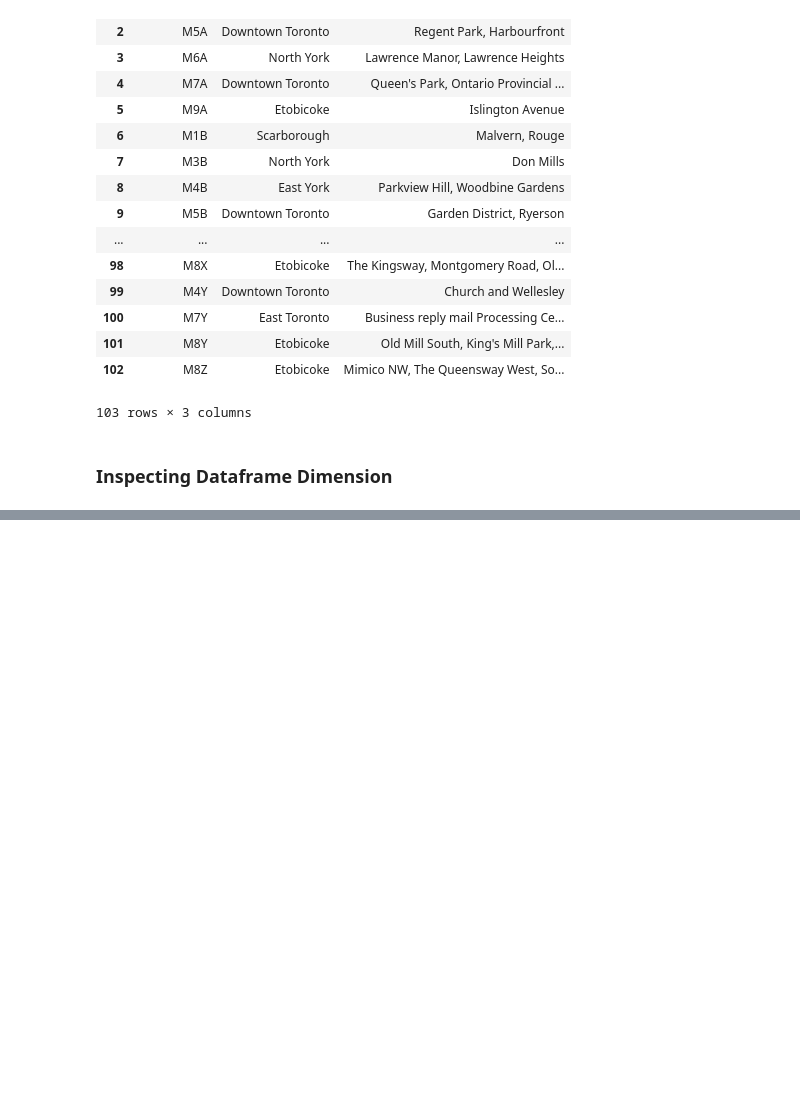
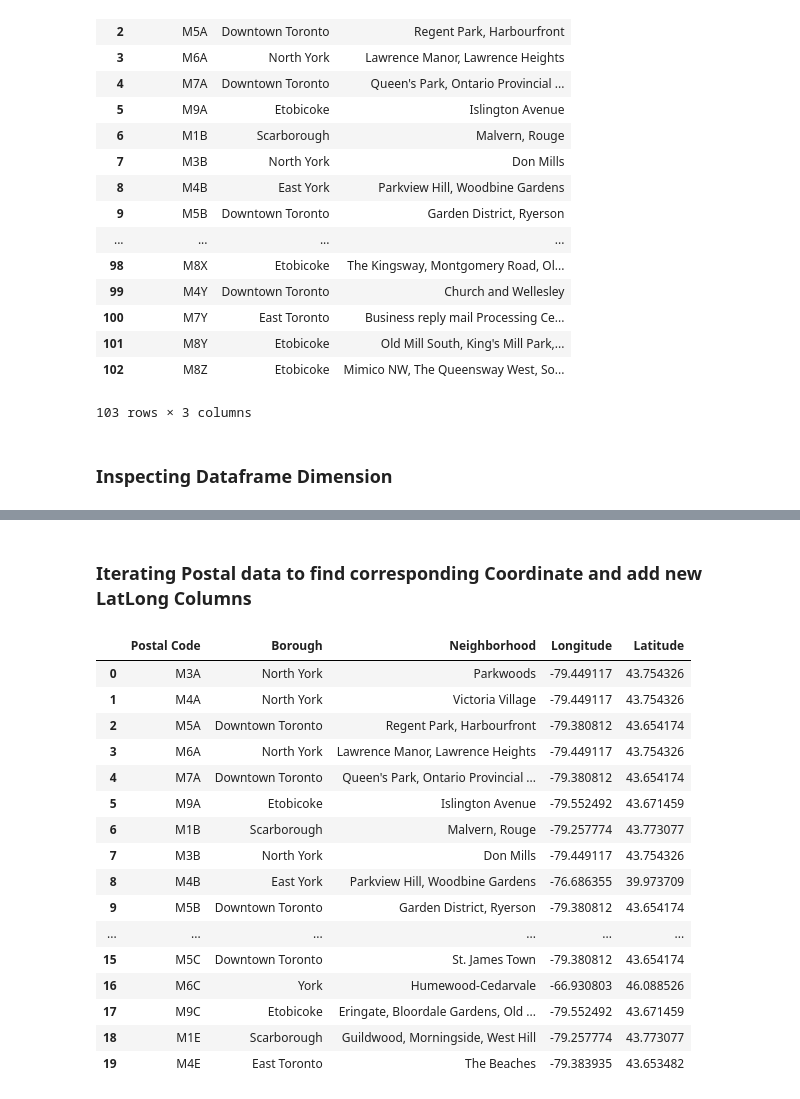
Before and after one commit to Azman-Ali/Capstone-Week3-PostalData, a Jupyter notebook: Week 3 Capstone IBM Datascience.ipynb, the cells around one changed output, grey strips where cells are left out. Saved outputs shown, nothing was run; the diff lists cells and outputs as text; code cells hidden in the pictures; blank space fills up the shorter version.

```diff
--- a/Week 3 Capstone IBM Datascience.ipynb
+++ b/Week 3 Capstone IBM Datascience.ipynb
@@ -86,7 +90,8 @@ indexNames = df[ df['Borough'] =="Not assigned" ].index
 Cleaned_df=df.drop(indexNames)
 Cleaned_df.dropna(how='any', axis=0, inplace=True)
 Cleaned_df.head(20)
-Cleaned_df.reset_index(drop=True)
+Postal_Data = Cleaned_df.reset_index(drop=True)
+Postal_Data
 # %% [output]
 |  | Postal Code | Borough | Neighborhood |
 | 0 | M3A | North York | Parkwoods |
@@ -129,0 +149,14 @@ longitude = lat_lng_coords[1]
+# %%
+import numpy as np
+#function to get longitude and latitude data from address
+from geopy.geocoders import Nominatim
+geolocator = Nominatim(user_agent="my-application")
+def geolocate(postal_address):
+    try:
+        # Geolocate the center of the country
+        loc = geolocator.geocode(postal_address)
+        # And return latitude and longitude
+        return (loc.latitude, loc.longitude)
+    except:
+        # Return missing value
+        return np.nan
@@ -129,0 +183,46 @@ longitude = lat_lng_coords[1]
+# %% [markdown]
+### Iterating Postal data to find corresponding Coordinate and add new LatLong  Columns
+# %%
+# Declare a list that is to be converted into a column
+latlist=[]
+lonlist=[]
+
+
+for row in Postal_Data.iterrows():
+    address = row[1][1]
+
+    # couple of special cases where Borough return coordinate outside Canada,hence a fix is required for Scarborough & York
+    if (address == "Scarborough") :
+        lat,long = geolocate("Scarborough, Canada")
+    elif (address == "York"):
+        lat,long = geolocate("York, Canada")
+    else :
+        lat,long = geolocate(address)
+
+    latlist.append(lat)
+    lonlist.append(long)
+    #print(row[1][1])
+
+    #Add new Lat and Long Columnn to dataframe
+Postal_Data['Latitude'] = latlist
+Postal_Data['Longitude'] = lonlist
+# Observe the result
+Postal_Data.head(20)
+# %% [output]
+|  | Postal Code | Borough | Neighborhood | Longitude | Latitude |
+| 0 | M3A | North York | Parkwoods | -79.449117 | 43.754326 |
+| 1 | M4A | North York | Victoria Village | -79.449117 | 43.754326 |
+| 2 | M5A | Downtown Toronto | Regent Park, Harbourfront | -79.380812 | 43.654174 |
+| 3 | M6A | North York | Lawrence Manor, Lawrence Heights | -79.449117 | 43.754326 |
+| 4 | M7A | Downtown Toronto | Queen's Park, Ontario Provincial ... | -79.380812 | 43.654174 |
+| 5 | M9A | Etobicoke | Islington Avenue | -79.552492 | 43.671459 |
+| 6 | M1B | Scarborough | Malvern, Rouge | -79.257774 | 43.773077 |
+| 7 | M3B | North York | Don Mills | -79.449117 | 43.754326 |
+| 8 | M4B | East York | Parkview Hill, Woodbine Gardens | -76.686355 | 39.973709 |
+| 9 | M5B | Downtown Toronto | Garden District, Ryerson | -79.380812 | 43.654174 |
+| ... | ... | ... | ... | ... | ... |
+| 15 | M5C | Downtown Toronto | St. James Town | -79.380812 | 43.654174 |
+| 16 | M6C | York | Humewood-Cedarvale | -66.930803 | 46.088526 |
+| 17 | M9C | Etobicoke | Eringate, Bloordale Gardens, Old ... | -79.552492 | 43.671459 |
+| 18 | M1E | Scarborough | Guildwood, Morningside, West Hill | -79.257774 | 43.773077 |
+| 19 | M4E | East Toronto | The Beaches | -79.383935 | 43.653482 |
```
Also changed, not shown: parts of 18 cells of this notebook.
